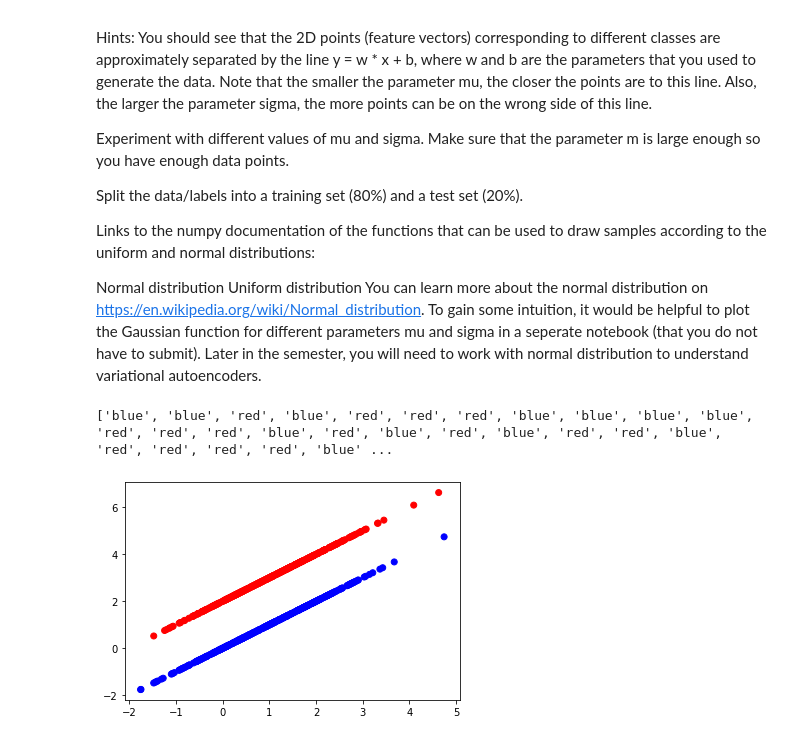
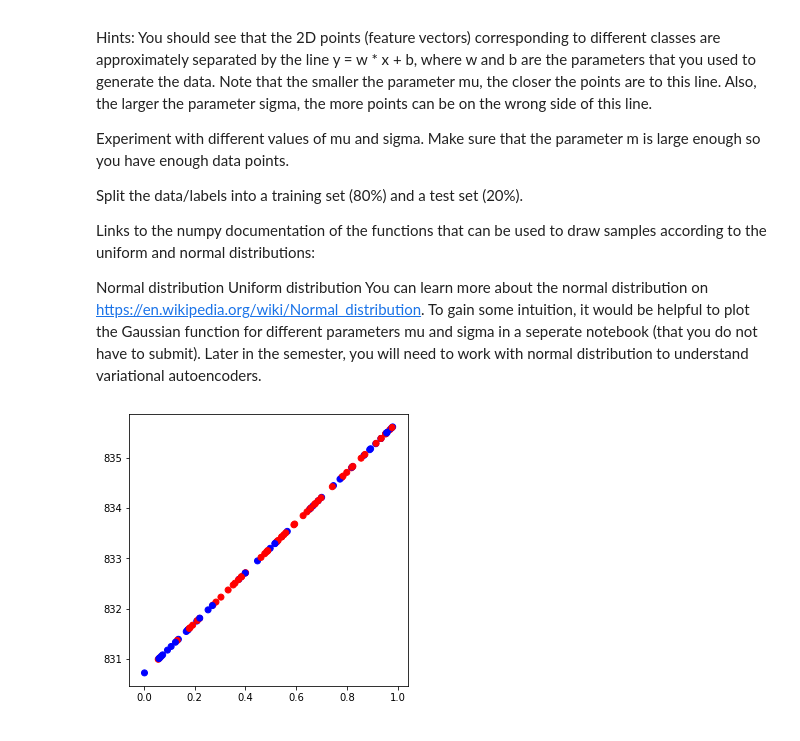
Before and after one commit to nspeer12/AI_CAP4630, a Jupyter notebook: hw3.ipynb, the cells around one changed output. Saved outputs shown, nothing was run; the diff lists cells and outputs as text; code cells hidden in the pictures.

```diff
--- a/hw3.ipynb
+++ b/hw3.ipynb
@@ -31,21 +35,26 @@ You can learn more about the normal distribution on https://en.wikipedia.org/wik
 np.random.seed(999)
 
 def get_random_data(w, b, mu, sigma, m):
-  x_1 = np.random.default_rng().normal(mu, sigma, m)
   c = [0 if np.random.rand(1) < .5 else 1 for x in range(m)]
+  alt_c = [(-1)**i for i in c]
 
-  x_2 = [None] * m
-  for i in range(m):
-    x_2[i] = w * x_1[i] + b + (-1)**c[i] # and noise
+  x_1 = np.random.uniform(low=0, high=1, size=m)
+  x_2 = np.add(w * x_1, np.add(b, np.dot(alt_c, np.random.normal(loc=mu, scale=sigma, size=m))))
 
   colors = [None] * m
   for x in range(len(colors)):
     colors[x] = ('blue' if c[x] == 1 else 'red')
 
-  plt.scatter(x_1, x_2, c=colors)
-  print(colors)
+  return x_1, x_2, c
-# %%
-get_random_data(1,1,1,1,1000)
-# %% [output]
-['blue', 'blue', 'red', 'blue', 'red', 'red', 'red', 'blue', 'blue', 'blue', 'blue', 'red', 'red', 'red', 'blue', 'red', 'blue', 'red', 'blue', 'red', 'red', 'blue', 'red', 'red', 'red', 'red', 'blue' ...
-[figure, removed]
+# %%
+def graph_random_data():
+  x_1, x_2, c = get_random_data(5,1,5,100,100)
+  fig, ax = plt.subplots(figsize=(5,5))
+
+  cmap = ['red' if k == 1 else 'blue' for k in c]
+  ax.scatter(x_1, x_2, c=cmap)
+  plt.show()
+
+graph_random_data()
+# %% [output]
+[figure, added]
```
Also changed, not shown: parts of 3 cells of this notebook.
